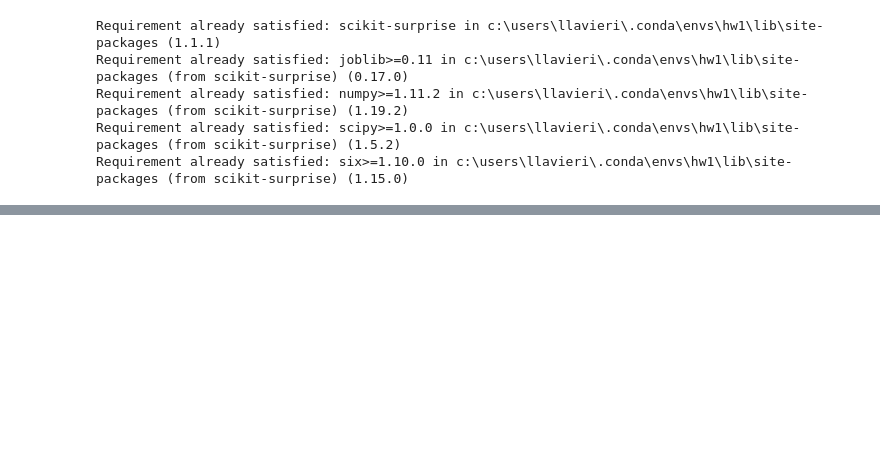
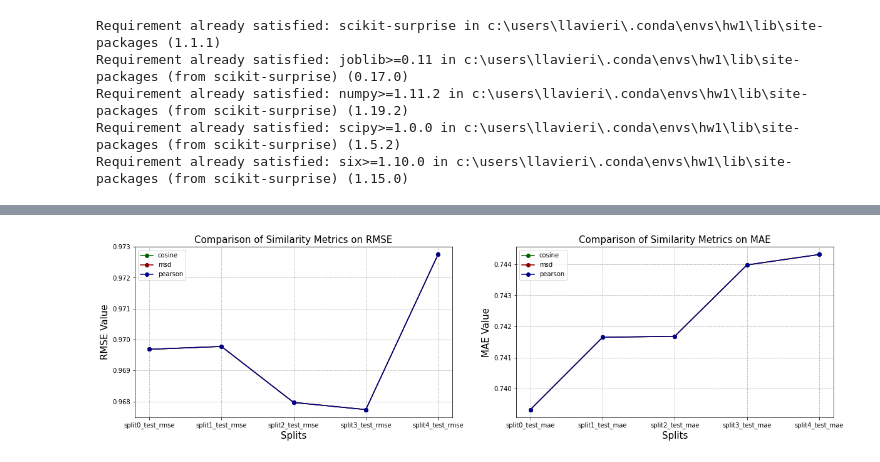
Before and after one commit to lumalav/CAP5610, a Jupyter notebook: HW6/HW6.ipynb, the cells around one changed output, grey strips where cells are left out. Drawn from its saved outputs; the diff is of its cells as text; code cells hidden in the pictures; blank space fills up the shorter version.

```diff
--- a/HW6/HW6.ipynb
+++ b/HW6/HW6.ipynb
@@ -107,0 +141,32 @@ plt.show();
+# %%
+#E
+user_based_filtering_results = pd.DataFrame.from_dict(user_based_filtering.cv_results)
+item_based_filtering_results = pd.DataFrame.from_dict(item_based_filtering.cv_results)
+
+columns_rmse = ['split0_test_rmse', 'split1_test_rmse', 'split2_test_rmse', 'split3_test_rmse', 'split4_test_rmse']
+columns_mae = ['split0_test_mae', 'split1_test_mae', 'split2_test_mae', 'split3_test_mae', 'split4_test_mae']
+plt.figure(figsize=(20,5))
+
+plt.subplot(1, 2, 1)
+plt.title('Comparison of Similarity Metrics on RMSE', loc='center', fontsize=15)
+plt.plot(user_based_filtering_results.loc[user_based_filtering_results['param_name'] == 'cosine'][columns_rmse].mean(), label='cosine', color='darkgreen', marker='o')
+plt.plot(user_based_filtering_results.loc[user_based_filtering_results['param_name'] == 'MSD'][columns_rmse].mean(), label='msd', color='darkred', marker='o')
+plt.plot(user_based_filtering_results.loc[user_based_filtering_results['param_name'] == 'pearson'][columns_rmse].mean(), label='pearson', color='darkblue', marker='o')
+plt.xlabel('Splits', fontsize=15)
+plt.ylabel('RMSE Value', fontsize=15)
+plt.legend()
+plt.grid(ls='dashed')
+
+plt.subplot(1, 2, 2)
+plt.title('Comparison of Similarity Metrics on MAE', loc='center', fontsize=15)
+plt.plot(item_based_filtering_results.loc[user_based_filtering_results['param_name'] == 'cosine'][columns_mae].mean(), label='cosine', color='darkgreen', marker='o')
+plt.plot(item_based_filtering_results.loc[user_based_filtering_results['param_name'] == 'MSD'][columns_mae].mean(), label='msd', color='darkred', marker='o')
+plt.plot(item_based_filtering_results.loc[user_based_filtering_results['param_name'] == 'pearson'][columns_mae].mean(), label='pearson', color='darkblue', marker='o')
+plt.xlabel('Splits', fontsize=15)
+plt.ylabel('MAE Value', fontsize=15)
+plt.legend()
+plt.grid(ls='dashed')
+
+plt.show()
+# %% [output]
+[figure, added]
```
Also changed, not shown: parts of 13 cells of this notebook, 2 other files.
